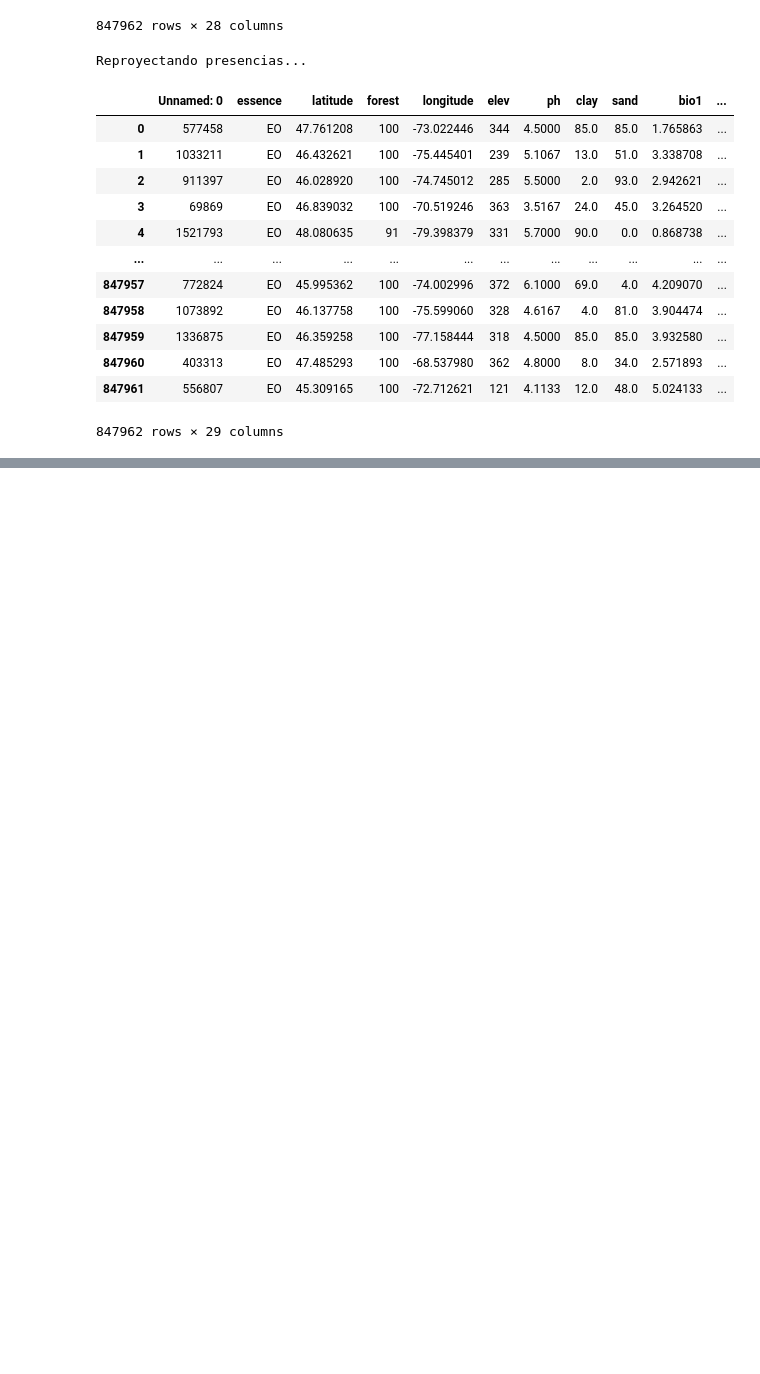
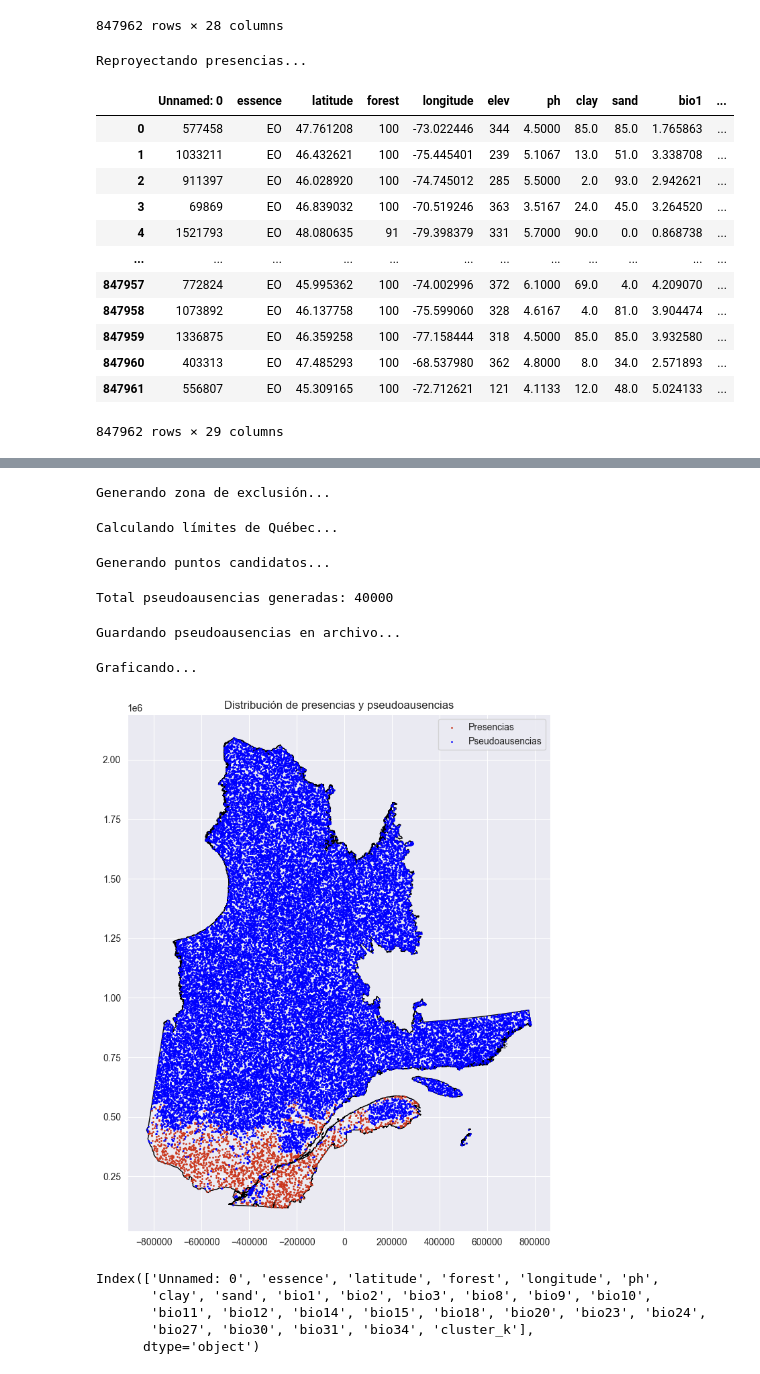
Before and after one commit to jorgelizarazo94/Maple_Quebecois, a Jupyter notebook: Supplementary_5.ipynb, the cells around one changed output, grey strips where cells are left out. Cells and saved outputs as stored; diff of their text form; code cells hidden in the pictures; blank space fills up the shorter version.

```diff
--- a/Supplementary_5.ipynb
+++ b/Supplementary_5.ipynb
@@ -59,0 +92,58 @@ Reproyectando presencias...
+# %%
+print("Generando zona de exclusión...")
+buffer_m = 1000  # Buffer de 1000 metros
+exclusion_zone = presences_proj.buffer(buffer_m)
+exclusion_union = unary_union(exclusion_zone)
+exclusion_prepared = prep(exclusion_union)
+# %% [output]
+Generando zona de exclusión...
+# %%
+print("Calculando límites de Québec...")
+minx, miny, maxx, maxy = quebec_proj.total_bounds
+# %% [output]
+Calculando límites de Québec...
+# %%
+print("Generando puntos candidatos...")
+n_desired = 40000  # Número de pseudoausencias que quieres
+batch_multiplier = 5  # Generar más para filtrar después
+
+x_coords = np.random.uniform(minx, maxx, n_desired * batch_multiplier)
+y_coords = np.random.uniform(miny, maxy, n_desired * batch_multiplier)
+candidate_points = [Point(x, y) for x, y in zip(x_coords, y_coords)]
+# %% [output]
+Generando puntos candidatos...
+# %%
+# 9. Filtrar puntos: dentro de Québec y fuera del buffer
+quebec_union = quebec_proj.unary_union
+quebec_prepared = prep(quebec_union)
+
+valid_points = []
+for pt in candidate_points:
+    if quebec_prepared.contains(pt) and not exclusion_prepared.contains(pt):
+        valid_points.append(pt)
+        if len(valid_points) >= n_desired:
+            break
+
+print(f"Total pseudoausencias generadas: {len(valid_points)}")
+# %% [output]
+Total pseudoausencias generadas: 40000
+# %%
+# 10. Crear GeoDataFrame de pseudoausencias
+pseudo_gdf = gpd.GeoDataFrame(geometry=valid_points, crs="EPSG:32198")
+
+# 11. Guardar a GeoJSON
+print("Guardando pseudoausencias en archivo...")
+pseudo_gdf.to_file("data/pseudoausencias_quebec_red.geojson", driver="GeoJSON")
+# %% [output]
+Guardando pseudoausencias en archivo...
+# %%
+print("Graficando...")
+ax = quebec_proj.plot(color='none', edgecolor='black', figsize=(10, 10))
+presences_proj.sample(2000).plot(ax=ax, color='#ca361c', markersize=1, label="Presencias")
+pseudo_gdf.plot(ax=ax, color='blue', markersize=1, label="Pseudoausencias")
+plt.legend()
+plt.title("Distribución de presencias y pseudoausencias")
+plt.show()
+# %% [output]
+Graficando...
+[figure, added]
@@ -59,0 +168,8 @@ Reproyectando presencias...
+# %%
+print(dredm.columns)
+# %% [output]
+Index(['Unnamed: 0', 'essence', 'latitude', 'forest', 'longitude', 'ph',
+       'clay', 'sand', 'bio1', 'bio2', 'bio3', 'bio8', 'bio9', 'bio10',
+       'bio11', 'bio12', 'bio14', 'bio15', 'bio18', 'bio20', 'bio23', 'bio24',
+       'bio27', 'bio30', 'bio31', 'bio34', 'cluster_k'],
+      dtype='object')
```
Also changed, not shown: parts of 41 cells of this notebook.
